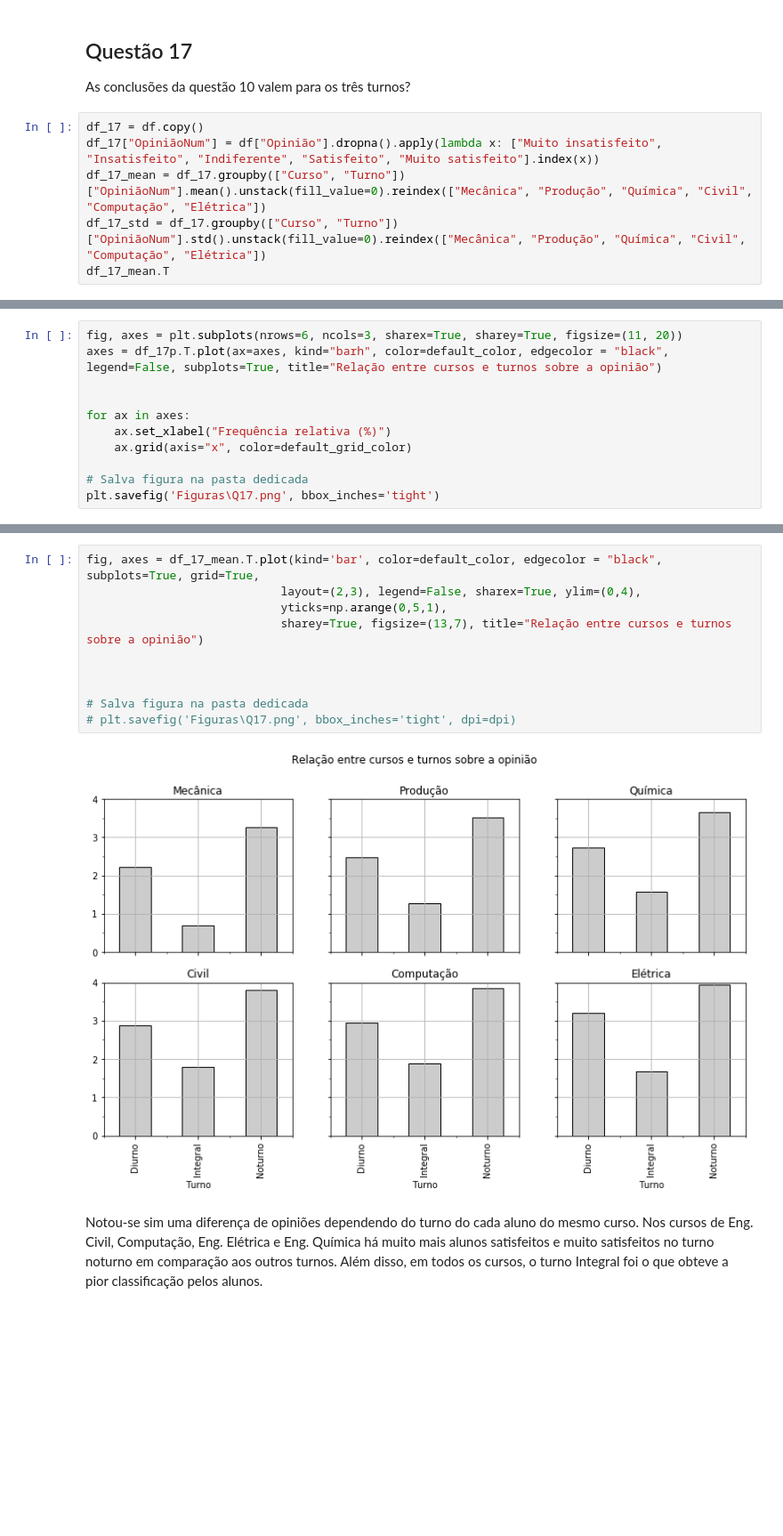
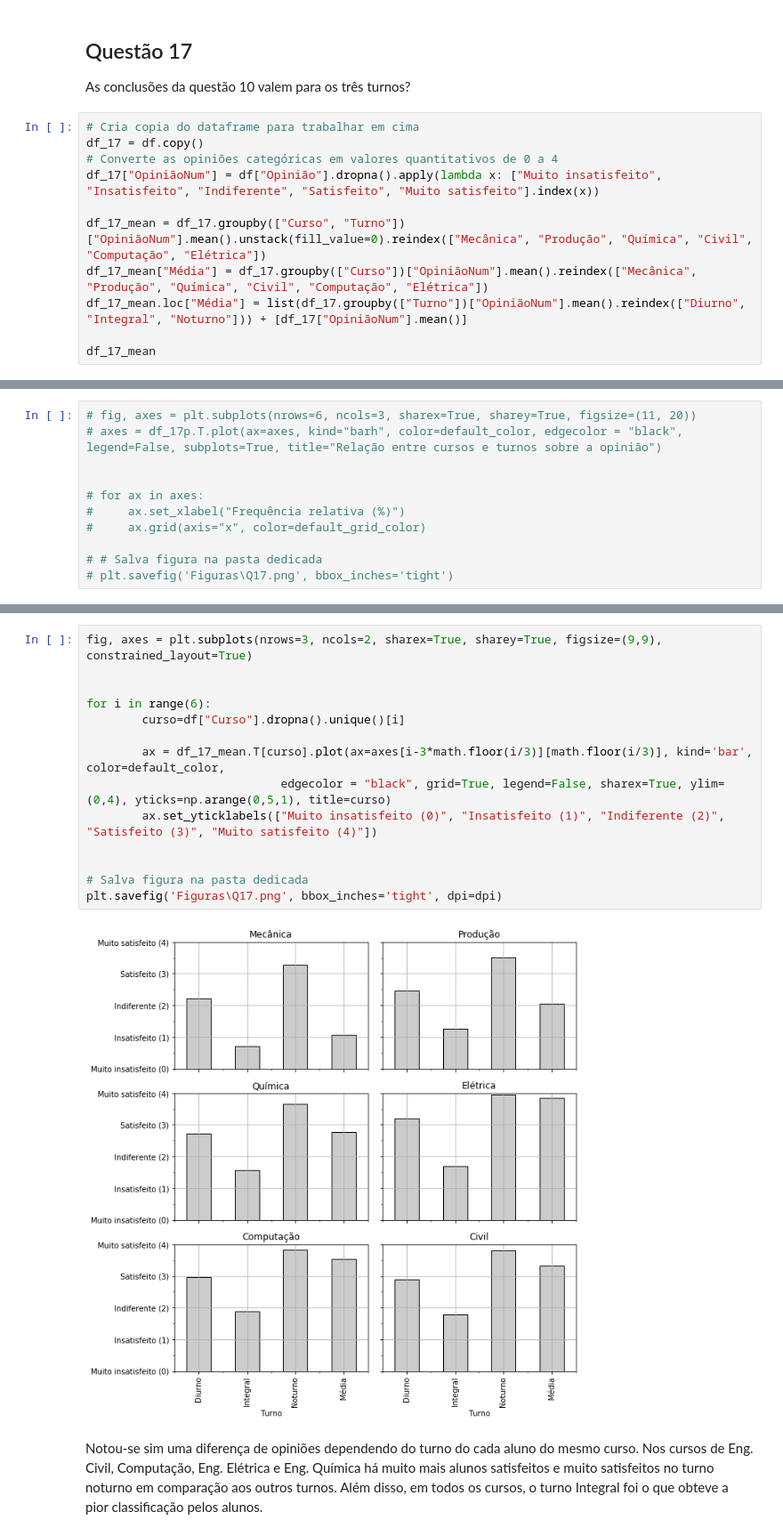
Before and after one commit to cleberjamaral/EstatisticaTYU, a Jupyter notebook: Python/T2 - P4 Análise em conjunto de MAIS de duas variáveis.ipynb, the cells around one changed output, grey strips where cells are left out. Shown at 89% size. Saved outputs shown, nothing was run; the diff lists cells and outputs as text; blank space fills up the shorter version.

Commit message:
Versão entregue ao professor

```diff
--- a/Python/T2 - P4 Análise em conjunto de MAIS de duas variáveis.ipynb
+++ b/Python/T2 - P4 Análise em conjunto de MAIS de duas variáveis.ipynb
@@ -20,9 +20,14 @@ Observem os níveis de mensuração das variáveis. Se todas forem qualitativas
 ## Questão 17
 As conclusões da questão 10 valem para os três turnos?
 # %%
+# Cria copia do dataframe para trabalhar em cima
 df_17 = df.copy()
+# Converte as opiniões categóricas em valores quantitativos de 0 a 4
 df_17["OpiniãoNum"] = df["Opinião"].dropna().apply(lambda x: ["Muito insatisfeito", "Insatisfeito", "Indiferente", "Satisfeito", "Muito satisfeito"].index(x))
+
 df_17_mean = df_17.groupby(["Curso", "Turno"])["OpiniãoNum"].mean().unstack(fill_value=0).reindex(["Mecânica", "Produção", "Química", "Civil", "Computação", "Elétrica"])
-df_17_std = df_17.groupby(["Curso", "Turno"])["OpiniãoNum"].std().unstack(fill_value=0).reindex(["Mecânica", "Produção", "Química", "Civil", "Computação", "Elétrica"])
-df_17_mean.T
+df_17_mean["Média"] = df_17.groupby(["Curso"])["OpiniãoNum"].mean().reindex(["Mecânica", "Produção", "Química", "Civil", "Computação", "Elétrica"])
+df_17_mean.loc["Média"] = list(df_17.groupby(["Turno"])["OpiniãoNum"].mean().reindex(["Diurno", "Integral", "Noturno"])) + [df_17["OpiniãoNum"].mean()]
+
+df_17_mean
 # %% [output]
@@ -61,11 +51,11 @@ df_17p
 # %%
-fig, axes = plt.subplots(nrows=6, ncols=3, sharex=True, sharey=True, figsize=(11, 20))
-axes = df_17p.T.plot(ax=axes, kind="barh", color=default_color, edgecolor = "black", legend=False, subplots=True, title="Relação entre cursos e turnos sobre a opinião")
+# fig, axes = plt.subplots(nrows=6, ncols=3, sharex=True, sharey=True, figsize=(11, 20))
+# axes = df_17p.T.plot(ax=axes, kind="barh", color=default_color, edgecolor = "black", legend=False, subplots=True, title="Relação entre cursos e turnos sobre a opinião")
 
 
-for ax in axes:
-    ax.set_xlabel("Frequência relativa (%)")
-    ax.grid(axis="x", color=default_grid_color)
+# for ax in axes:
+#     ax.set_xlabel("Frequência relativa (%)")
+#     ax.grid(axis="x", color=default_grid_color)
 
-# Salva figura na pasta dedicada
-plt.savefig('Figuras\Q17.png', bbox_inches='tight')
+# # Salva figura na pasta dedicada
+# plt.savefig('Figuras\Q17.png', bbox_inches='tight')
@@ -85,15 +77,19 @@ df_17_mean
 # %%
-fig, axes = df_17_mean.T.plot(kind='bar', color=default_color, edgecolor = "black", subplots=True, grid=True,
-                            layout=(2,3), legend=False, sharex=True, ylim=(0,4),
-                            yticks=np.arange(0,5,1),
-                            sharey=True, figsize=(13,7), title="Relação entre cursos e turnos sobre a opinião")
+fig, axes = plt.subplots(nrows=3, ncols=2, sharex=True, sharey=True, figsize=(9,9), constrained_layout=True)
 
+
+for i in range(6):
+        curso=df["Curso"].dropna().unique()[i]
+
+        ax = df_17_mean.T[curso].plot(ax=axes[i-3*math.floor(i/3)][math.floor(i/3)], kind='bar', color=default_color,
+                            edgecolor = "black", grid=True, legend=False, sharex=True, ylim=(0,4), yticks=np.arange(0,5,1), title=curso)
+        ax.set_yticklabels(["Muito insatisfeito (0)", "Insatisfeito (1)", "Indiferente (2)", "Satisfeito (3)", "Muito satisfeito (4)"])
 
 
 # Salva figura na pasta dedicada
-# plt.savefig('Figuras\Q17.png', bbox_inches='tight', dpi=dpi)
+plt.savefig('Figuras\Q17.png', bbox_inches='tight', dpi=dpi)
 # %% [output]
-[figure, old version]
+[figure, new version]
 # %% [markdown]
 Notou-se sim uma diferença de opiniões dependendo do turno do cada aluno do mesmo curso. Nos cursos de Eng. Civil, Computação, Eng. Elétrica e Eng. Química há muito mais alunos satisfeitos e muito satisfeitos no turno noturno em comparação aos outros turnos. Além disso, em todos os cursos, o turno Integral foi o que obteve a pior classificação pelos alunos.
 # %% [markdown]
```
Also changed, not shown: parts of 13 cells of this notebook, 4 other files.
